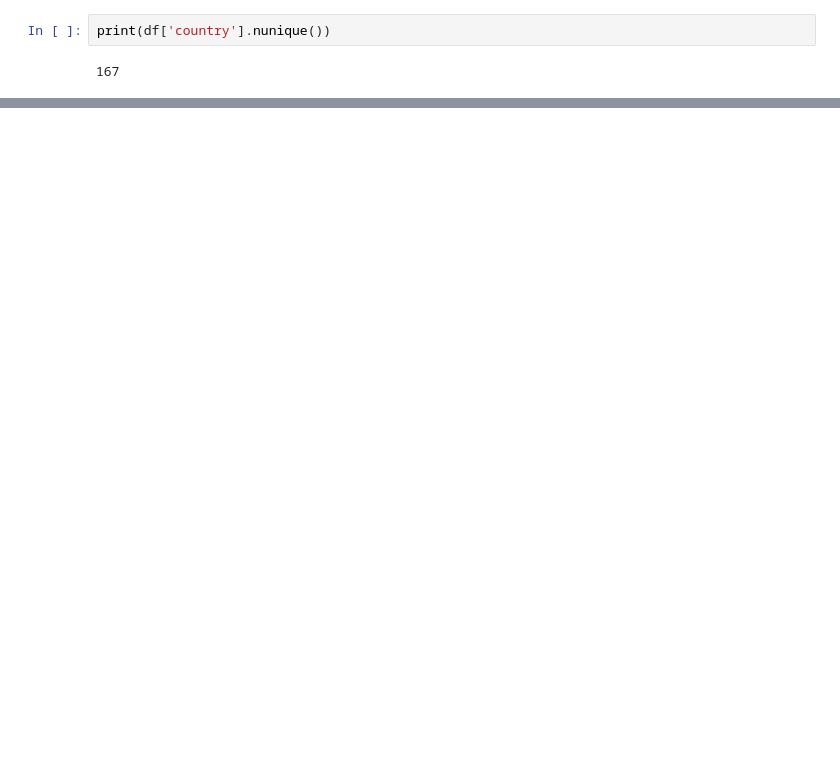
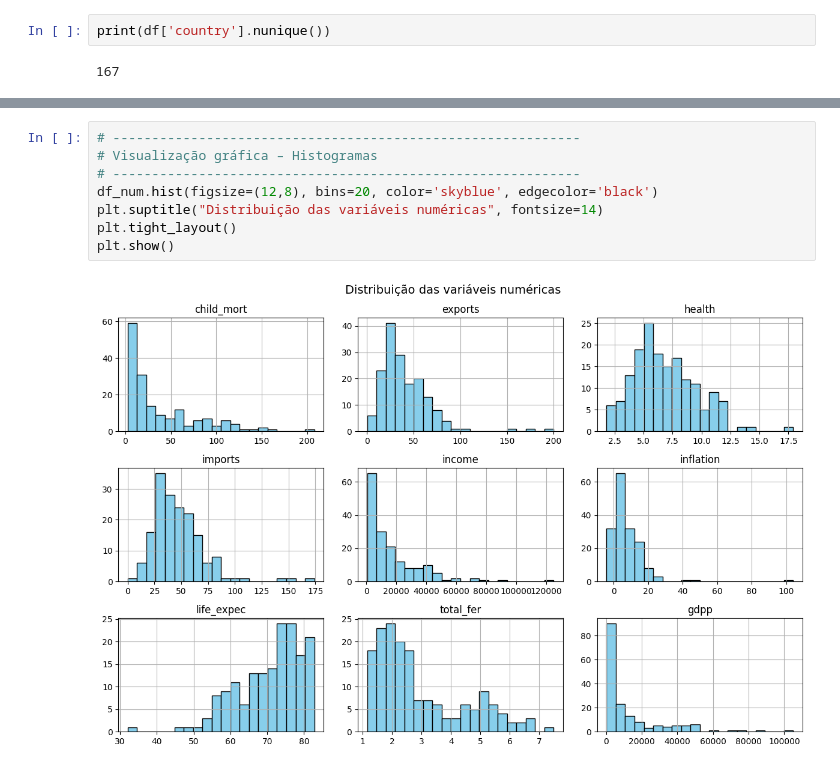
Before and after one commit to ljcunha/Algoritmo_clusterizacao, a Jupyter notebook: algoritmo_clusterizacao_pd.ipynb, the cells around one changed output, grey strips where cells are left out. Drawn from its saved outputs; the diff is of its cells as text; blank space fills up the shorter version.

```diff
--- a/algoritmo_clusterizacao_pd.ipynb
+++ b/algoritmo_clusterizacao_pd.ipynb
@@ -154,0 +121,10 @@ array([[ 1.27801205, -1.7643134 ,  0.43464558,  0.14786752, -1.41303458,
+# %%
+# ------------------------------------------------------------
+# Visualização gráfica – Histogramas
+# ------------------------------------------------------------
+df_num.hist(figsize=(12,8), bins=20, color='skyblue', edgecolor='black')
+plt.suptitle("Distribuição das variáveis numéricas", fontsize=14)
+plt.tight_layout()
+plt.show()
+# %% [output]
+[figure, added]
```
Also changed, not shown: parts of 53 cells of this notebook.
